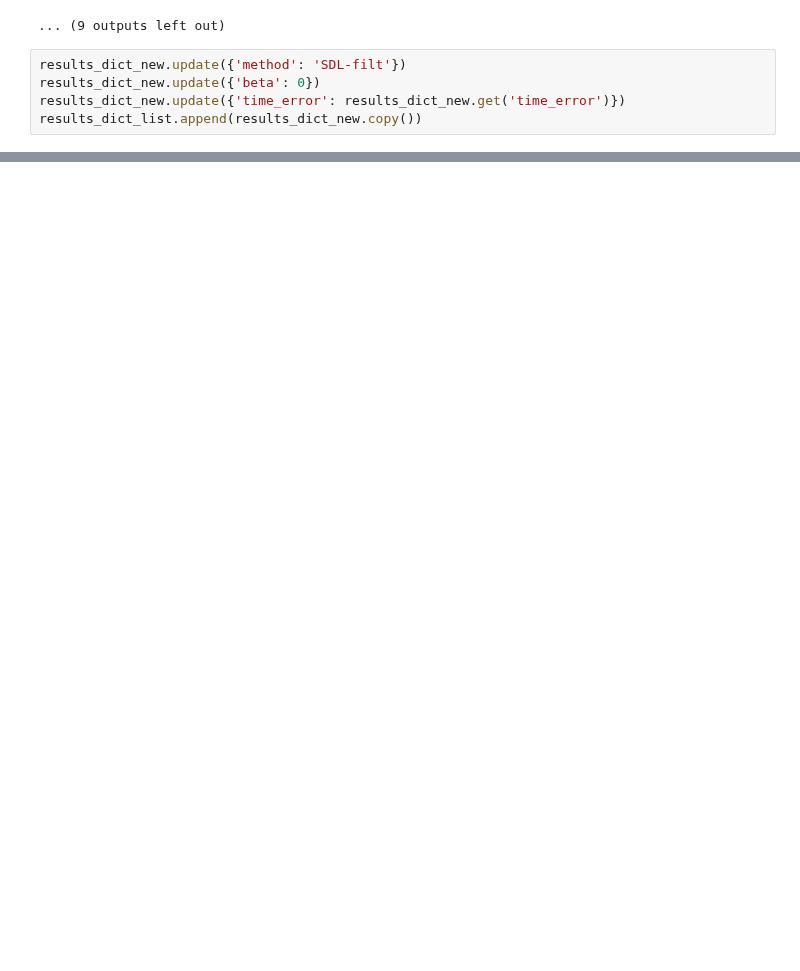
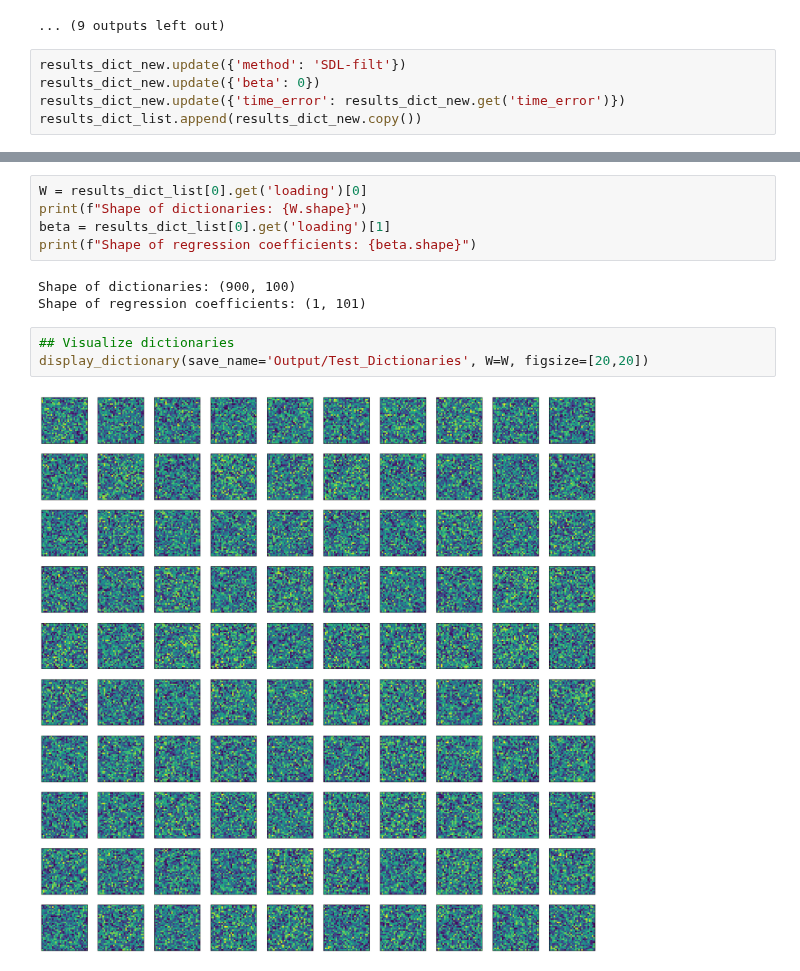
Before and after one commit to Yee-Millennium/REU2024_code, a Jupyter notebook: network_SMF.ipynb, the cells around one changed output, grey strips where cells are left out. Cells and saved outputs as stored; diff of their text form; blank space fills up the shorter version.

Commit message:
add example visualization

```diff
--- a/network_SMF.ipynb
+++ b/network_SMF.ipynb
@@ -90,0 +91,13 @@ print(results_dict_list)
+# %%
+W = results_dict_list[0].get('loading')[0]
+print(f"Shape of dictionaries: {W.shape}")
+beta = results_dict_list[0].get('loading')[1]
+print(f"Shape of regression coefficients: {beta.shape}")
+# %% [output]
+Shape of dictionaries: (900, 100)
+Shape of regression coefficients: (1, 101)
+# %%
+## Visualize dictionaries
+display_dictionary(save_name='Output/Test_Dictionaries', W=W, figsize=[20,20])
+# %% [output]
+[figure, added]
```
Also changed, not shown: parts of 4 cells of this notebook, 2 other files.
